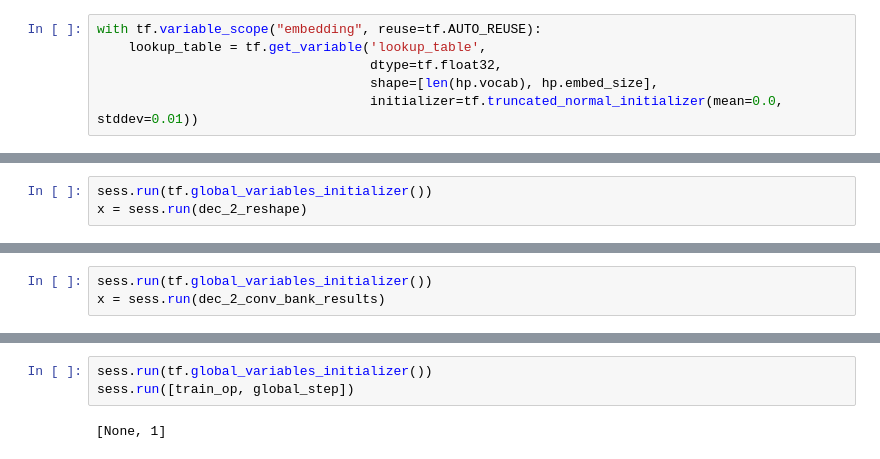
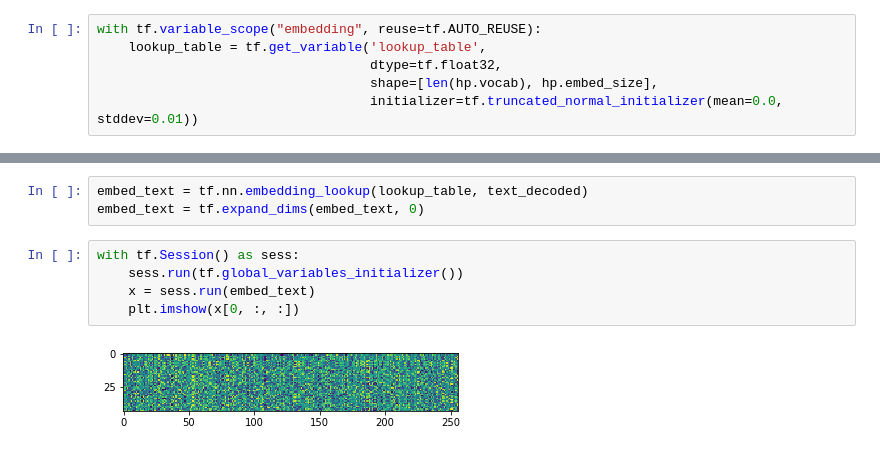
Before and after one commit to Joovvhan/tacotron-korean, a Jupyter notebook: src/main_pipeline.ipynb, the cells around one changed output, grey strips where cells are left out. Drawn from its saved outputs; the diff is of its cells as text.

```diff
--- a/src/main_pipeline.ipynb
+++ b/src/main_pipeline.ipynb
@@ -702,3 +257,0 @@ dec_2_reshape = tf.reshape(y_hat, [1, -1, hp.n_mels])
-# %%
-sess.run(tf.global_variables_initializer())
-x = sess.run(dec_2_reshape)
@@ -743,3 +257,0 @@ with tf.variable_scope("decoder2", reuse=tf.AUTO_REUSE):
-# %%
-sess.run(tf.global_variables_initializer())
-x = sess.run(dec_2_conv_bank_results)
@@ -977,5 +258,10 @@ train_op = optimizer.apply_gradients(clipped, global_step=global_step)
-# %%
-sess.run(tf.global_variables_initializer())
-sess.run([train_op, global_step])
-# %% [output]
-[None, 1]
+# %%
+embed_text = tf.nn.embedding_lookup(lookup_table, text_decoded)
+embed_text = tf.expand_dims(embed_text, 0)
+# %%
+with tf.Session() as sess:
+    sess.run(tf.global_variables_initializer())
+    x = sess.run(embed_text)
+    plt.imshow(x[0, :, :])
+# %% [output]
+[figure, added]
```
Also changed, not shown: parts of 137 cells of this notebook, 3 other files.
